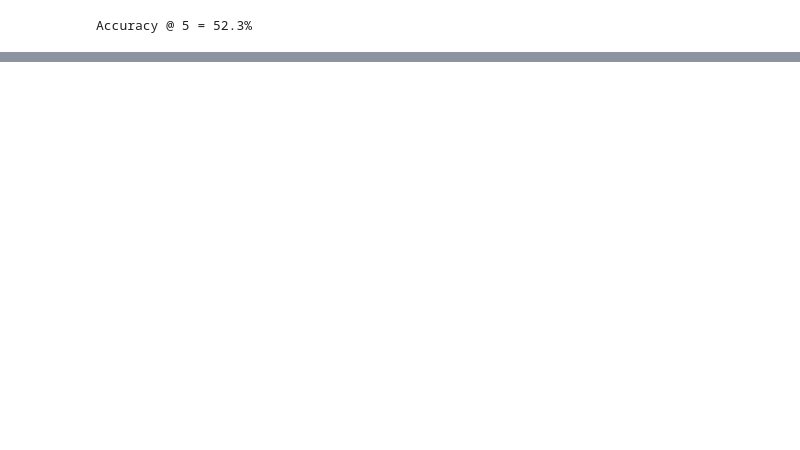
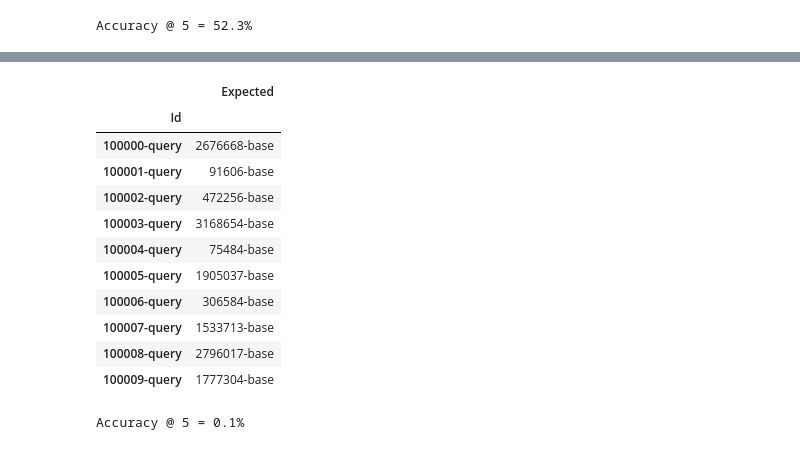
Before and after one commit to ilia-no/products-matching, a Jupyter notebook: notebook.ipynb, the cells around one changed output, grey strips where cells are left out. Drawn from its saved outputs; the diff is of its cells as text; code cells hidden in the pictures; blank space fills up the shorter version.

```diff
--- a/notebook.ipynb
+++ b/notebook.ipynb
@@ -102,0 +125,23 @@ Accuracy @ 5 = 52.3%
+# %%
+valid_true = pd.read_csv(dataset_path("validation_answer.csv"), index_col=0)
+valid_true.head(10)
+# %% [output]
+|  | Expected |
+| Id |  |
+| 100000-query | 2676668-base |
+| 100001-query | 91606-base |
+| 100002-query | 472256-base |
+| 100003-query | 3168654-base |
+| 100004-query | 75484-base |
+| 100005-query | 1905037-base |
+| 100006-query | 306584-base |
+| 100007-query | 1533713-base |
+| 100008-query | 2796017-base |
+| 100009-query | 1777304-base |
+# %%
+acc = 0
+for target, el in zip(valid_true['Expected'].values.tolist(), idx.tolist()):
+    acc += int(target in [base_index[r] for r in el])
+print(f'Accuracy @ {candidate_number} = {acc / len(idx):.1%}')
+# %% [output]
+Accuracy @ 5 = 0.1%
```
Also changed, not shown: parts of 7 cells of this notebook.
